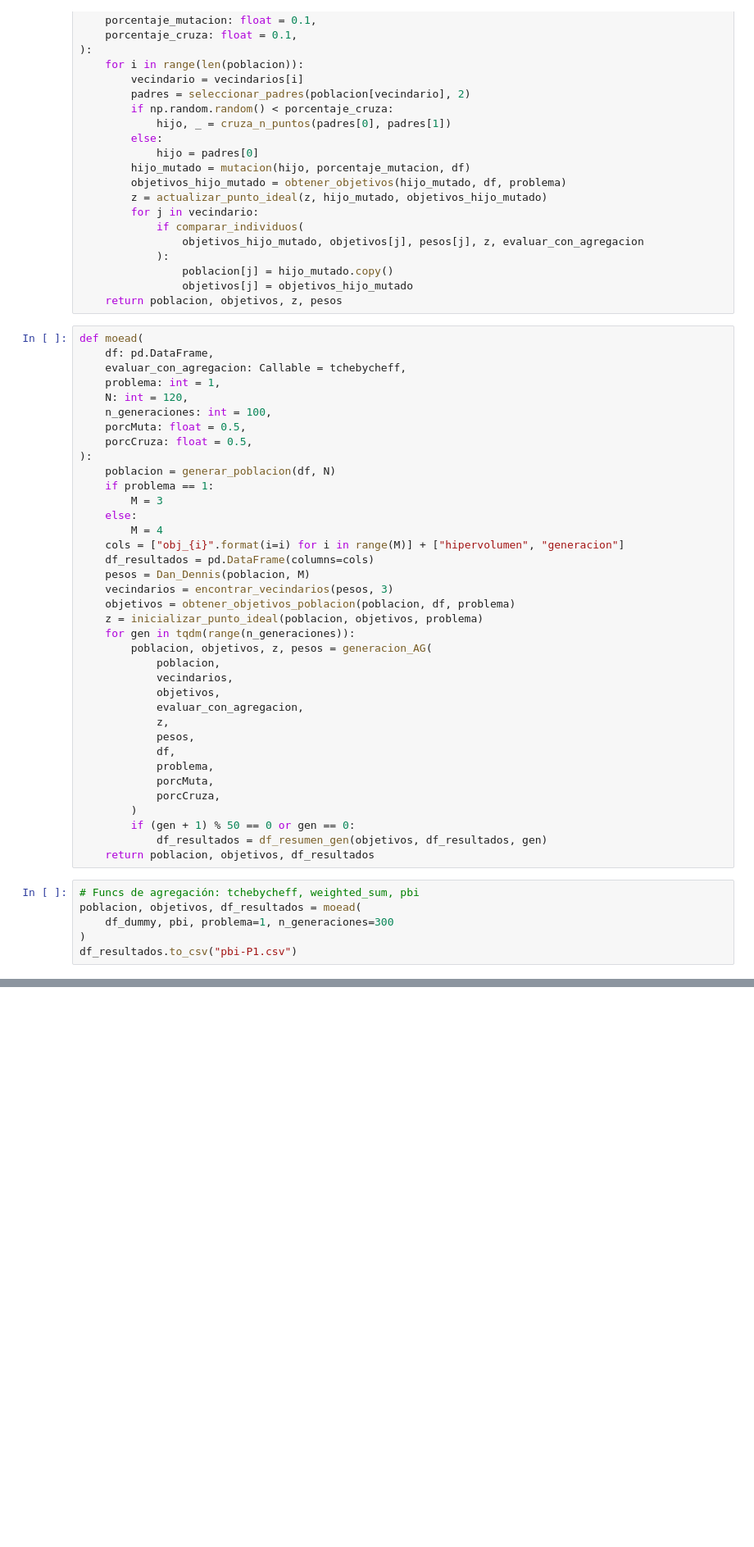
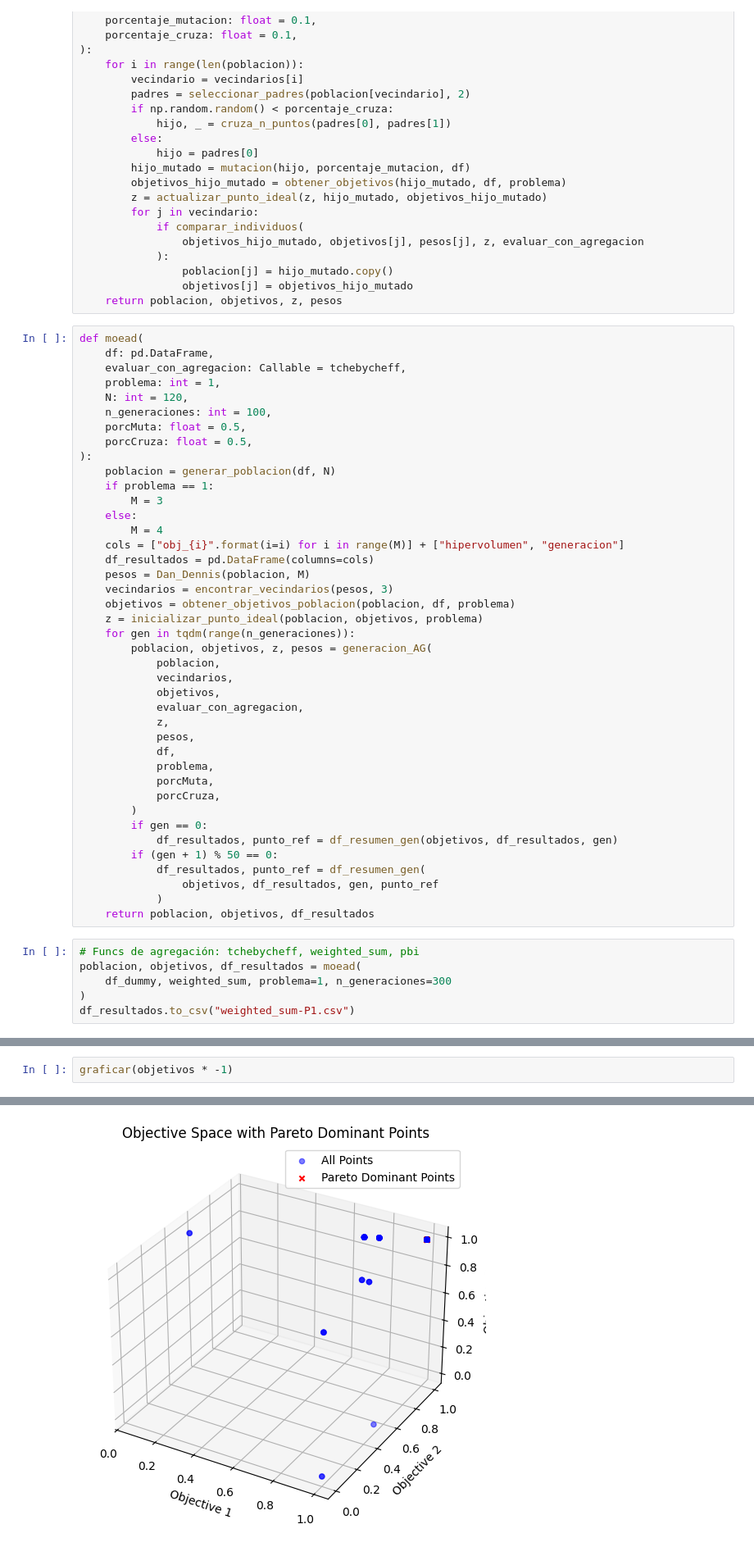
Before and after one commit to JoseFloreano/P3T_BIO_MOEAD, a Jupyter notebook: P3.ipynb, the cells around one changed output, grey strips where cells are left out. Shown at 82% size. Cells and saved outputs as stored; diff of their text form; blank space fills up the shorter version.

Commit message:
Grafica

```diff
--- a/P3.ipynb
+++ b/P3.ipynb
@@ -966,12 +1126,16 @@ def moead(
             porcMuta,
             porcCruza,
         )
-        if (gen + 1) % 50 == 0 or gen == 0:
-            df_resultados = df_resumen_gen(objetivos, df_resultados, gen)
+        if gen == 0:
+            df_resultados, punto_ref = df_resumen_gen(objetivos, df_resultados, gen)
+        if (gen + 1) % 50 == 0:
+            df_resultados, punto_ref = df_resumen_gen(
+                objetivos, df_resultados, gen, punto_ref
+            )
     return poblacion, objetivos, df_resultados
 # %%
 # Funcs de agregación: tchebycheff, weighted_sum, pbi
 poblacion, objetivos, df_resultados = moead(
-    df_dummy, pbi, problema=1, n_generaciones=300
+    df_dummy, weighted_sum, problema=1, n_generaciones=300
 )
-df_resultados.to_csv("pbi-P1.csv")
+df_resultados.to_csv("weighted_sum-P1.csv")
@@ -977,0 +1239,3 @@ df_resultados.to_csv("pbi-P1.csv")
+# %%
+graficar(objetivos * -1)
+# %% [output]
@@ -977,0 +1243 @@ df_resultados.to_csv("pbi-P1.csv")
+[figure, added]
```
Also changed, not shown: parts of 6 cells of this notebook, 2 other files.
